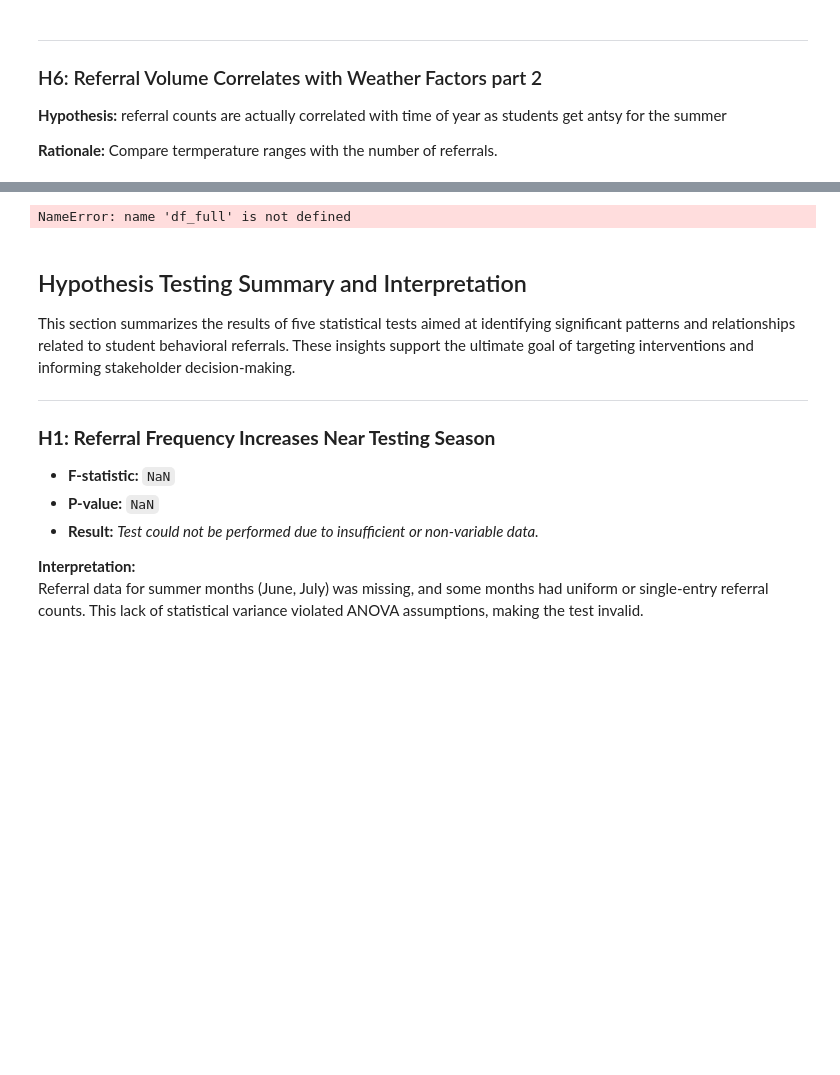
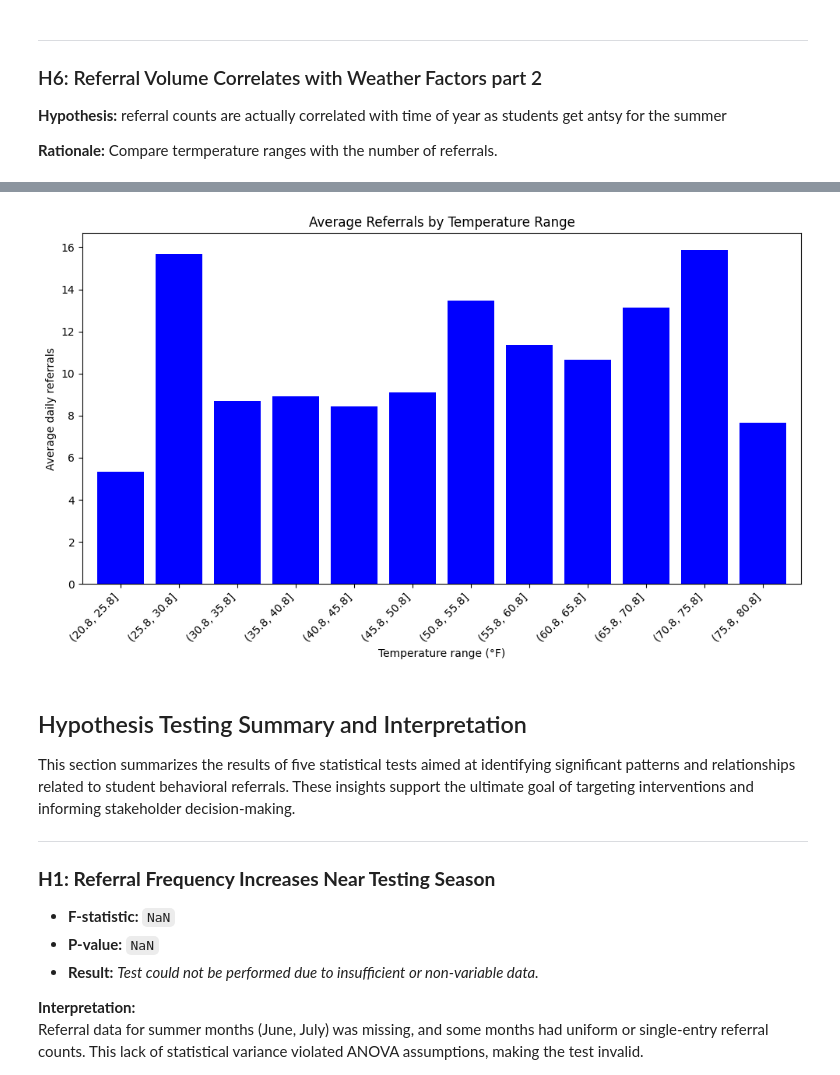
Before and after one commit to TDRobertson/student-referral-predictor, a Jupyter notebook: Behavioral_Disruptions_EDA.ipynb, the cells around one changed output, grey strips where cells are left out. Drawn from its saved outputs; the diff is of its cells as text; code cells hidden in the pictures; blank space fills up the shorter version.

```diff
--- a/Behavioral_Disruptions_EDA.ipynb
+++ b/Behavioral_Disruptions_EDA.ipynb
@@ -630,25 +630,25 @@ NameError: name 'df_full' is not defined
 # %%
 import numpy as np
 import matplotlib.pyplot as plt
 
 # 1) Define your bins (e.g. every 5°F)
-bins = np.arange(df_full['temp'].min(), df_full['temp'].max() + 5, 5)
+bins = np.arange(merged_df['temp'].min(), merged_df['temp'].max() + 5, 5)
 
 # 2) Cut into bins and compute mean referrals per bin
-df_full['temp_bin'] = pd.cut(df_full['temp'], bins)
-avg_refs = df_full.groupby('temp_bin')['referral_count'].mean()
+merged_df['temp_bin'] = pd.cut(merged_df['temp'], bins)
+avg_refs = merged_df.groupby('temp_bin')['referral_count'].mean()
 
 # 3) Plot
 fig, ax = plt.subplots(figsize=(10, 6))
 avg_refs.plot(kind='bar', ax=ax, color='blue', width=0.8)
 ax.set_xlabel('Temperature range (°F)')
 ax.set_ylabel('Average daily referrals')
 ax.set_title('Average Referrals by Temperature Range')
 plt.xticks(rotation=45, ha='right')
 plt.tight_layout()
 plt.show()
 # %% [output]
-NameError: name 'df_full' is not defined
+[figure, added]
 # %% [markdown]
 ## Hypothesis Testing Summary and Interpretation
 
```
Also changed, not shown: parts of 10 cells of this notebook.
